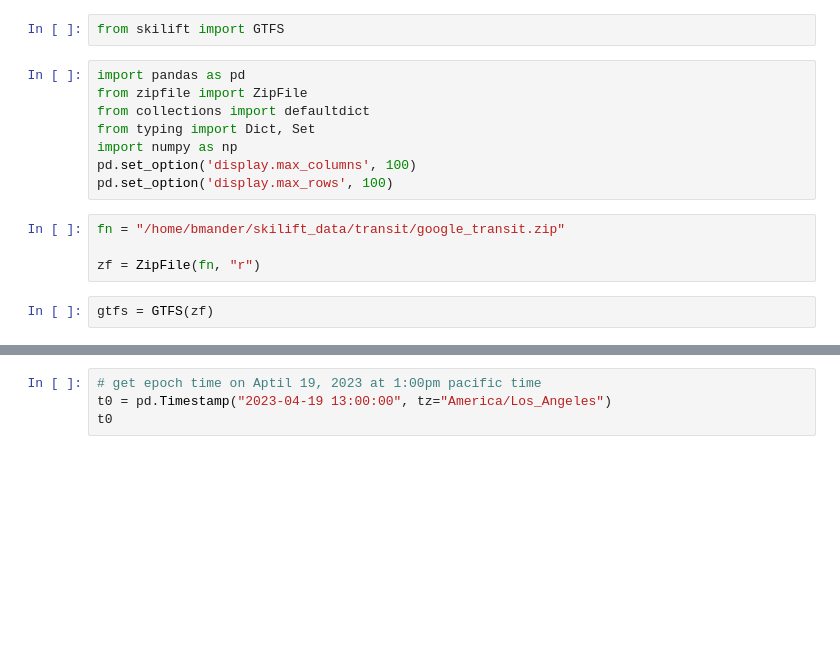
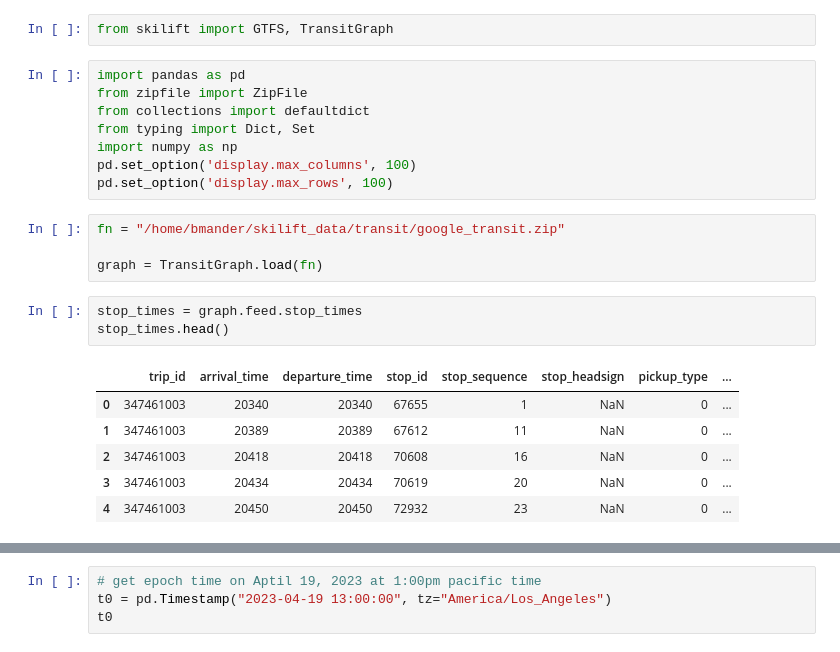
Before and after one commit to bmander/skilift, a Jupyter notebook: dev.ipynb, the cells around one changed output, grey strips where cells are left out. Saved outputs shown, nothing was run; the diff lists cells and outputs as text; blank space fills up the shorter version.

```diff
--- a/dev.ipynb
+++ b/dev.ipynb
@@ -1,5 +1,5 @@
 # %%
-from skilift import GTFS
+from skilift import GTFS, TransitGraph
 # %%
 import pandas as pd
 from zipfile import ZipFile
@@ -11,6 +11,14 @@ pd.set_option('display.max_rows', 100)
 # %%
 fn = "/home/bmander/skilift_data/transit/google_transit.zip"
 
-zf = ZipFile(fn, "r")
+graph = TransitGraph.load(fn)
-# %%
-gtfs = GTFS(zf)
+# %%
+stop_times = graph.feed.stop_times
+stop_times.head()
+# %% [output]
+|  | trip_id | arrival_time | departure_time | stop_id | stop_sequence | stop_headsign | pickup_type | ... |
+| 0 | 347461003 | 20340 | 20340 | 67655 | 1 | NaN | 0 | ... |
+| 1 | 347461003 | 20389 | 20389 | 67612 | 11 | NaN | 0 | ... |
+| 2 | 347461003 | 20418 | 20418 | 70608 | 16 | NaN | 0 | ... |
+| 3 | 347461003 | 20434 | 20434 | 70619 | 20 | NaN | 0 | ... |
+| 4 | 347461003 | 20450 | 20450 | 72932 | 23 | NaN | 0 | ... |
```
Also changed, not shown: parts of 8 cells of this notebook, 1 other file.
